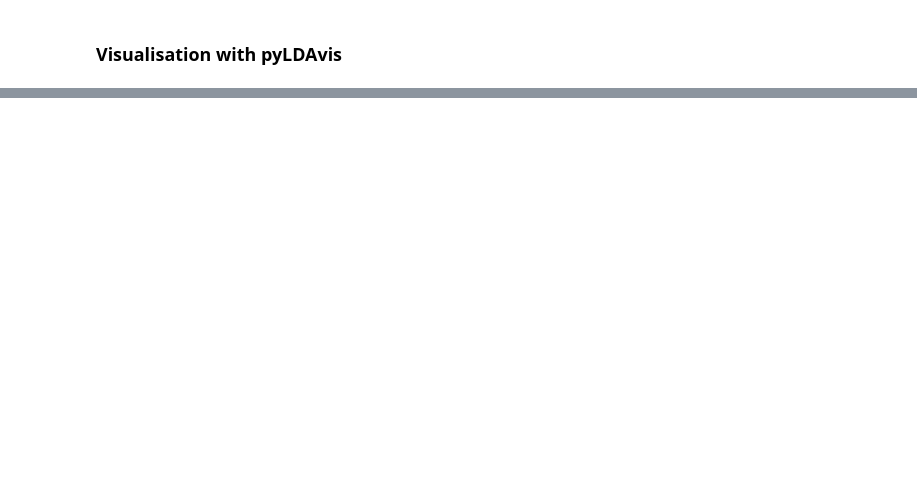
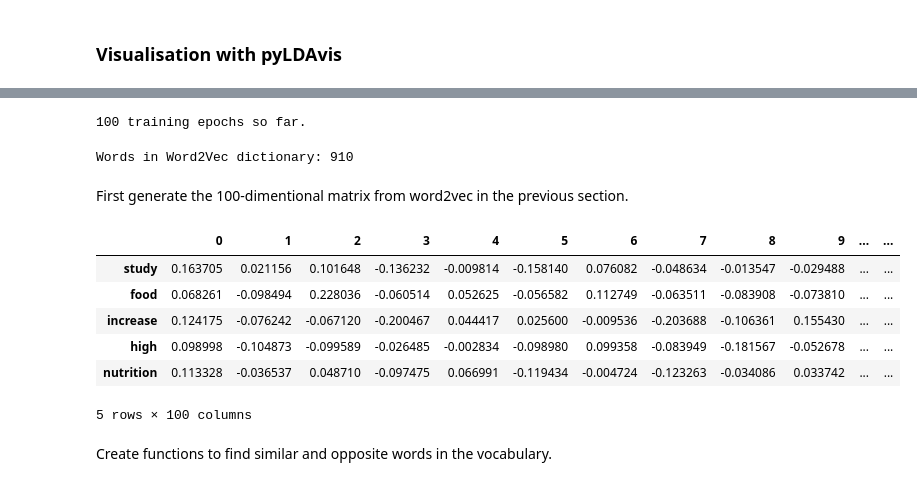
Before and after one commit to jacqpool/academic_consensus, a Jupyter notebook: notebooks/3_topic_modelling_visualisation.ipynb, the cells around one changed output, grey strips where cells are left out. Drawn from its saved outputs; the diff is of its cells as text; code cells hidden in the pictures; blank space fills up the shorter version.

```diff
--- a/notebooks/3_topic_modelling_visualisation.ipynb
+++ b/notebooks/3_topic_modelling_visualisation.ipynb
@@ -109,0 +142,10 @@ Total words: 98386
+# %%
+# Bigram
+print('Bigram')
+bg, bg_sents = n_plus_one_gram(sents_clean)
+# Trigram
+print('Trigram')
+tg, tg_sents = n_plus_one_gram(bg_sents)
+# Four-gram
+print('Four-gram')
+qg, qg_sents = n_plus_one_gram(tg_sents)
@@ -134,11 +192,11 @@ Total words: 92523
 # %%
-# Create quadgram model with Gensim
-qgram_model = Phrases(trigram_sents)
-# Generate quadgram sentences to quadgram_sents
-qgram_sents = []
-[qgram_sents.append(sent) for sent in qgram_model[trigram_sents]]
-# Confirming output
-print('Total number of sentences: {}'.format(len(qgram_sents)))
-print('Total words: {}'.format(sum([len(sent) for sent in qgram_sents])))
+# Take out final stop words for each sentence
+corp_sent = []
+for sent in qg_sents:
+    corp_sent.append([word for word in sent if word not in nlp.Defaults.stop_words])
+
+# Confirm output
+print('Total number of sentences: {}'.format(len(corp_sent)))
+print('Total words: {}'.format(sum([len(sent) for sent in corp_sent])))
 # %% [output]
 Total number of sentences: 6448
@@ -262,0 +292,34 @@ Name: lemma, Length: 265, dtype: object
+# %%
+w2v = Word2Vec(corp_sent, size=100, window=5, min_count=20, sg=1, workers=3, iter=100)
+# %%
+w2v.init_sims()
+print(f'{w2v.epochs} training epochs so far.')
+# %% [output]
+100 training epochs so far.
+# %%
+print('Words in Word2Vec dictionary: {}'.format(len(w2v.wv.vocab)))
+# %% [output]
+Words in Word2Vec dictionary: 910
+# %% [markdown]
+First generate the 100-dimentional matrix from word2vec in the previous section.
+# %%
+# Get word, index and word count
+vecs = [(word, info.index, info.count) for word, info in w2v.wv.vocab.items()]
+# Sort it according to word count (3rd column) - descending order
+vecs = sorted(vecs, key=lambda val: -val[2])
+# Get individual 'columns' values
+words, idx, count = zip(*vecs)
+# Now use the indices to get the vectors
+df_vecs = pd.DataFrame(w2v.wv.vectors_norm[idx,:], index=words)
+# %%
+df_vecs.head()
+# %% [output]
+|  | 0 | 1 | 2 | 3 | 4 | 5 | 6 | 7 | 8 | 9 | ... | ... |
+| study | 0.163705 | 0.021156 | 0.101648 | -0.136232 | -0.009814 | -0.158140 | 0.076082 | -0.048634 | -0.013547 | -0.029488 | ... | ... |
+| food | 0.068261 | -0.098494 | 0.228036 | -0.060514 | 0.052625 | -0.056582 | 0.112749 | -0.063511 | -0.083908 | -0.073810 | ... | ... |
+| increase | 0.124175 | -0.076242 | -0.067120 | -0.200467 | 0.044417 | 0.025600 | -0.009536 | -0.203688 | -0.106361 | 0.155430 | ... | ... |
+| high | 0.098998 | -0.104873 | -0.099589 | -0.026485 | -0.002834 | -0.098980 | 0.099358 | -0.083949 | -0.181567 | -0.052678 | ... | ... |
+| nutrition | 0.113328 | -0.036537 | 0.048710 | -0.097475 | 0.066991 | -0.119434 | -0.004724 | -0.123263 | -0.034086 | 0.033742 | ... | ... |
+5 rows × 100 columns
+# %% [markdown]
+Create functions to find similar and opposite words in the vocabulary.
```
Also changed, not shown: parts of 63 cells of this notebook, 1 other file.
